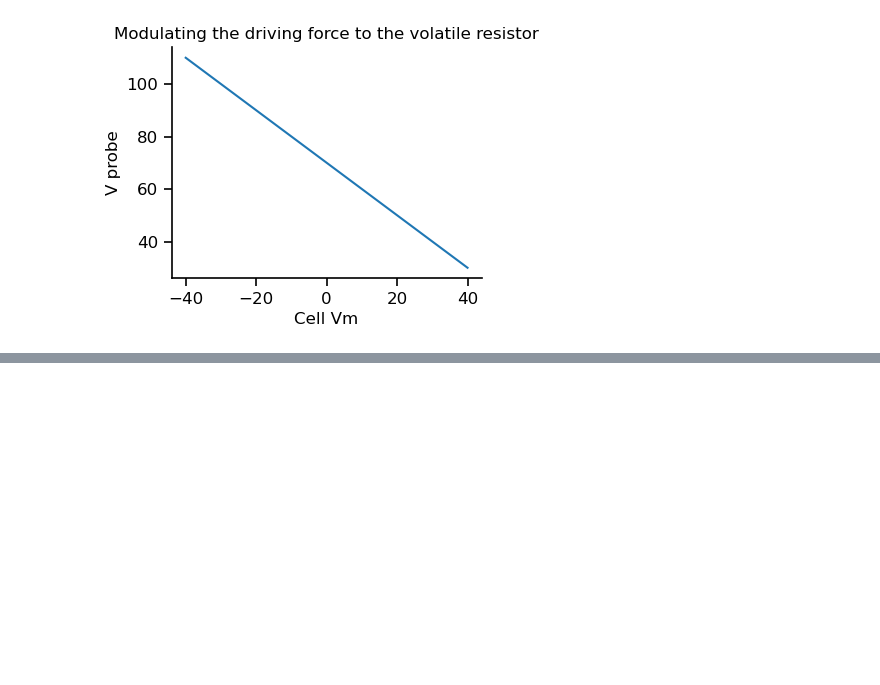
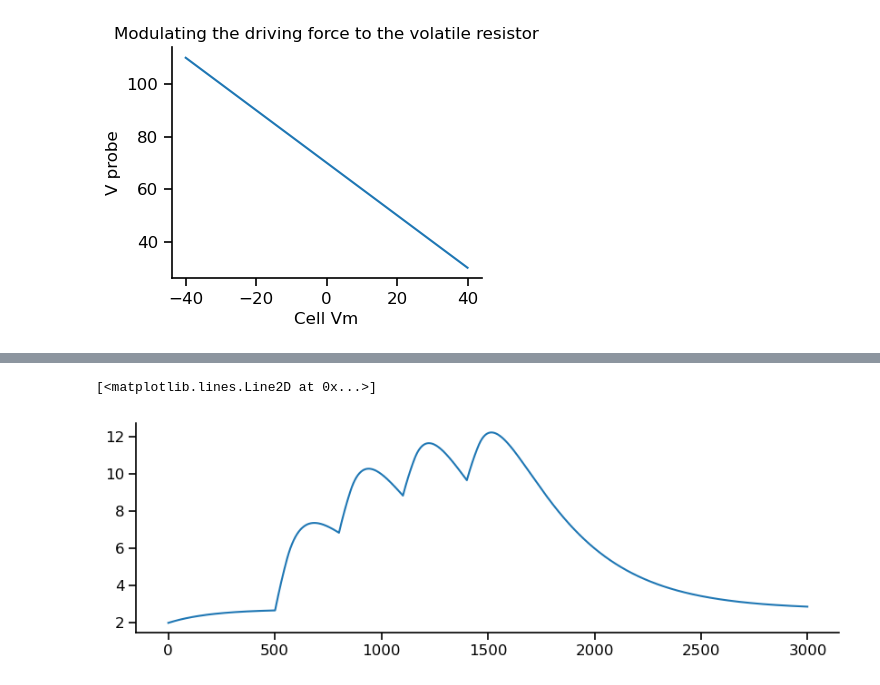
Before and after one commit to argalloni/Neuromorphic_simulations, a Jupyter notebook: Neuromorphic_NMDA.ipynb, the cells around one changed output, grey strips where cells are left out. Saved outputs shown, nothing was run; the diff lists cells and outputs as text; code cells hidden in the pictures; blank space fills up the shorter version.

```diff
--- a/Neuromorphic_NMDA.ipynb
+++ b/Neuromorphic_NMDA.ipynb
@@ -727,0 +748,5 @@ g
+# %%
+plt.plot(summed_EPSP_trace)
+# %% [output]
+[<matplotlib.lines.Line2D at 0x...>]
+[figure, added]
```
Also changed, not shown: parts of 9 cells of this notebook.
